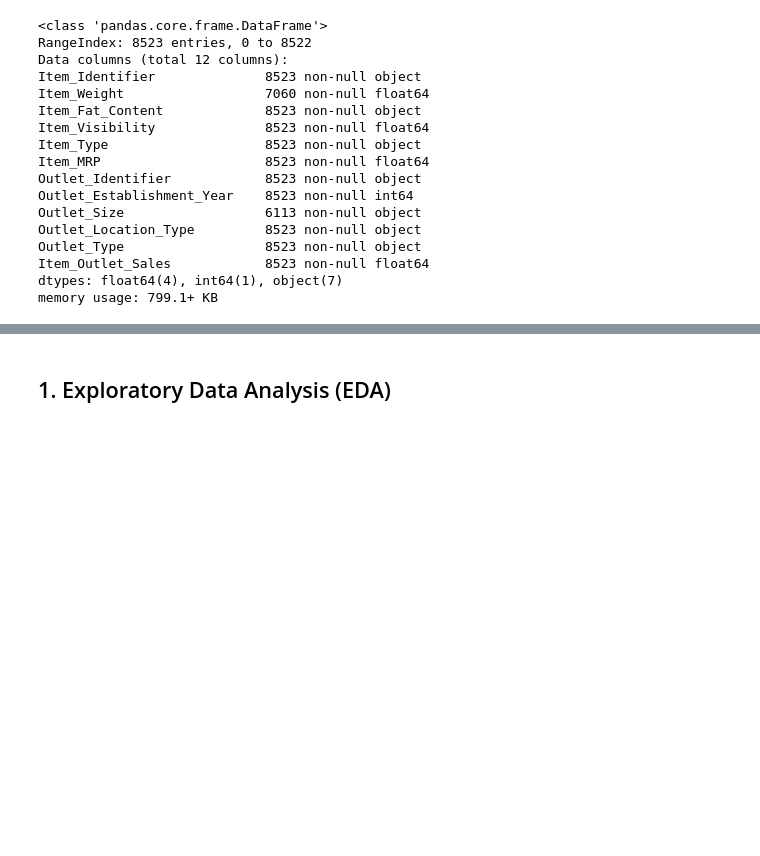
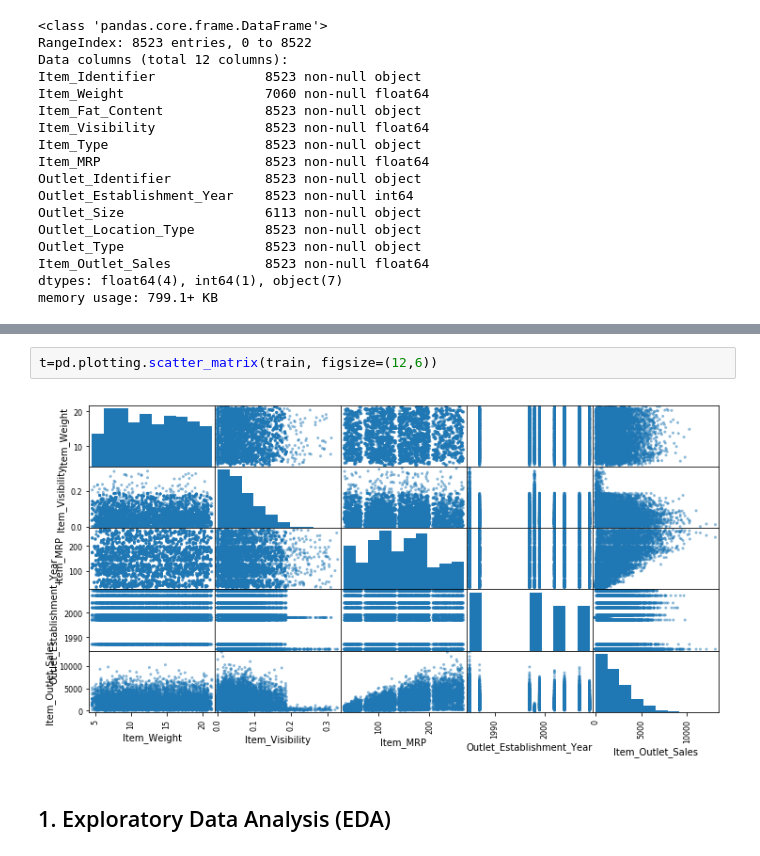
Before and after one commit to tdagner/DataScienceSS20, a Jupyter notebook: Notebooks/USE_CASE-Bigmart-Sales-Data-Set.ipynb, the cells around one changed output, grey strips where cells are left out. Saved outputs shown, nothing was run; the diff lists cells and outputs as text; blank space fills up the shorter version.

```diff
--- a/Notebooks/USE_CASE-Bigmart-Sales-Data-Set.ipynb
+++ b/Notebooks/USE_CASE-Bigmart-Sales-Data-Set.ipynb
@@ -108,3 +94,7 @@ There are 6964 duplicate IDs for 8523 total entries
+# %%
+t=pd.plotting.scatter_matrix(train, figsize=(12,6))
+# %% [output]
+[figure, added]
 # %% [markdown]
 <h2>1. Exploratory Data Analysis (EDA)</h2>
 # %% [markdown]
```
Also changed, not shown: parts of 77 cells of this notebook, 2 other files.
